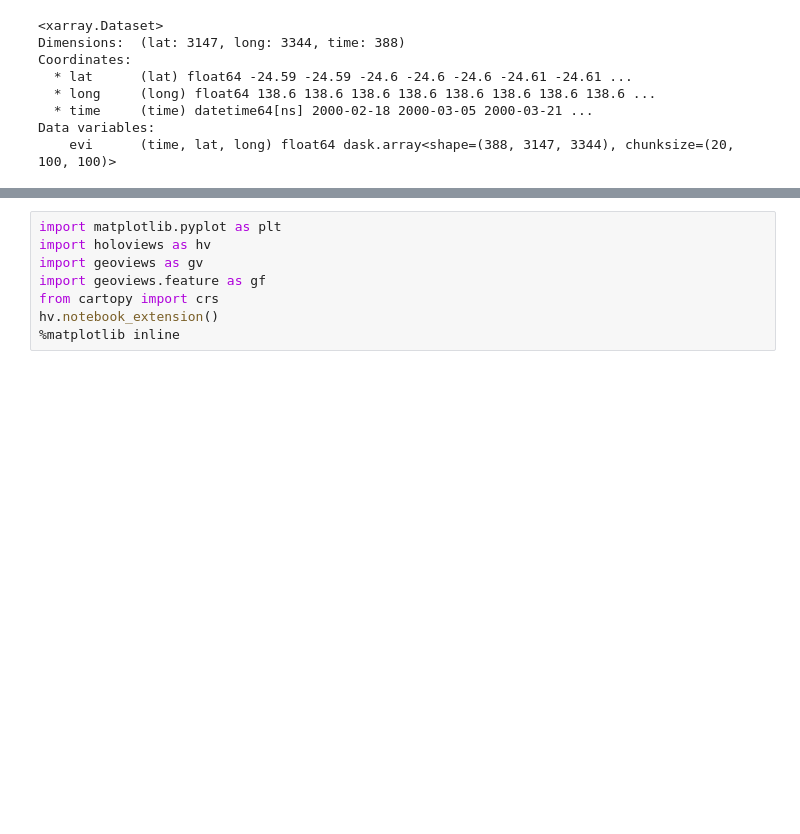
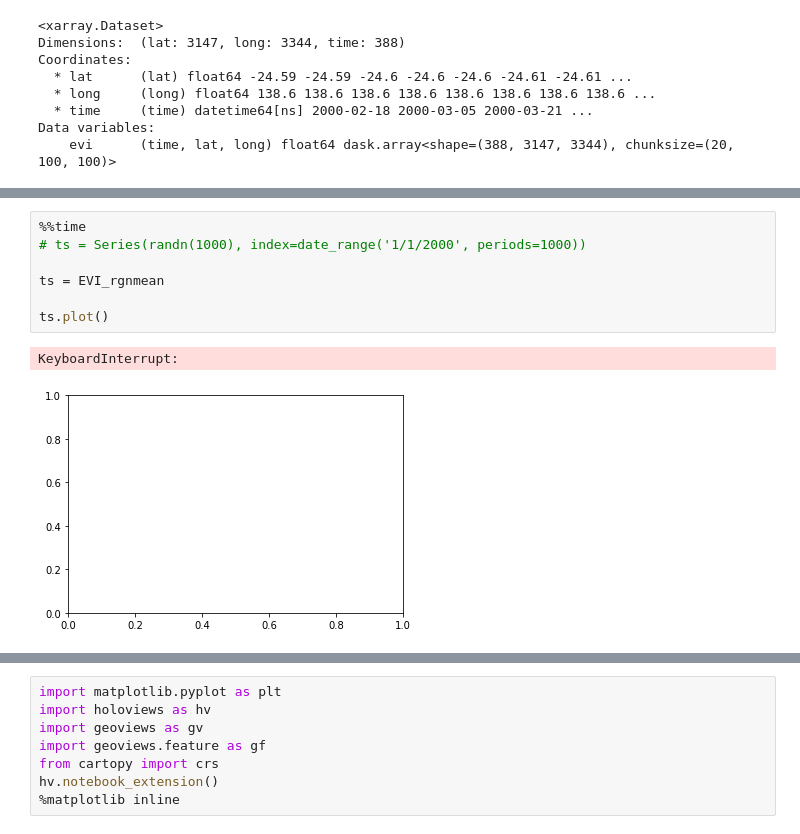
Before and after one commit to ozewex/team-drip, a Jupyter notebook: notebooks/gr/GR_EVI_TS_analysis.ipynb, the cells around one changed output, grey strips where cells are left out. Saved outputs shown, nothing was run; the diff lists cells and outputs as text; blank space fills up the shorter version.

```diff
--- a/notebooks/gr/GR_EVI_TS_analysis.ipynb
+++ b/notebooks/gr/GR_EVI_TS_analysis.ipynb
@@ -58,0 +67,10 @@ EVI_monthly.isel(time=range(0,12)).plot.imshow(col='time', robust = True, col_wr
+# %%
+%%time
+# ts = Series(randn(1000), index=date_range('1/1/2000', periods=1000))
+
+ts = EVI_rgnmean
+
+ts.plot()
+# %% [output]
+KeyboardInterrupt:
+[figure, added]
```
Also changed, not shown: parts of 4 cells of this notebook, 8 other files.
